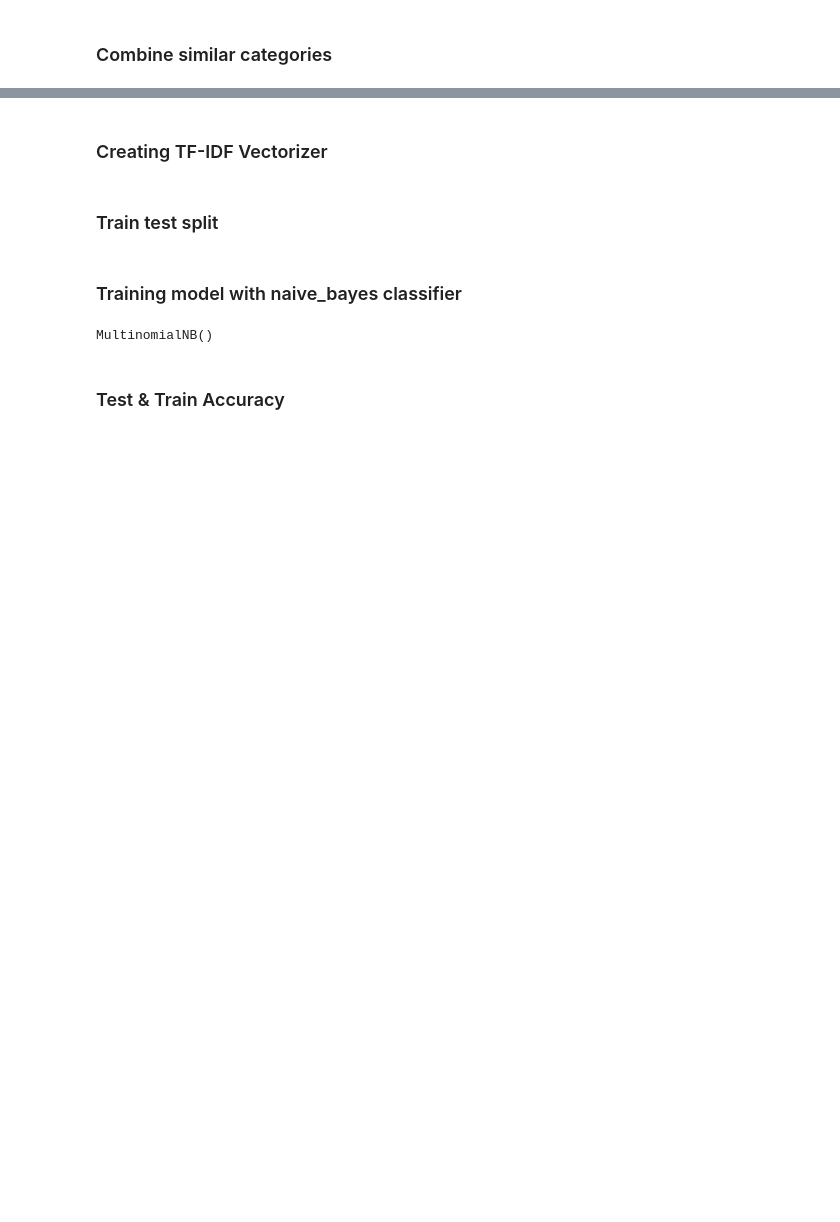
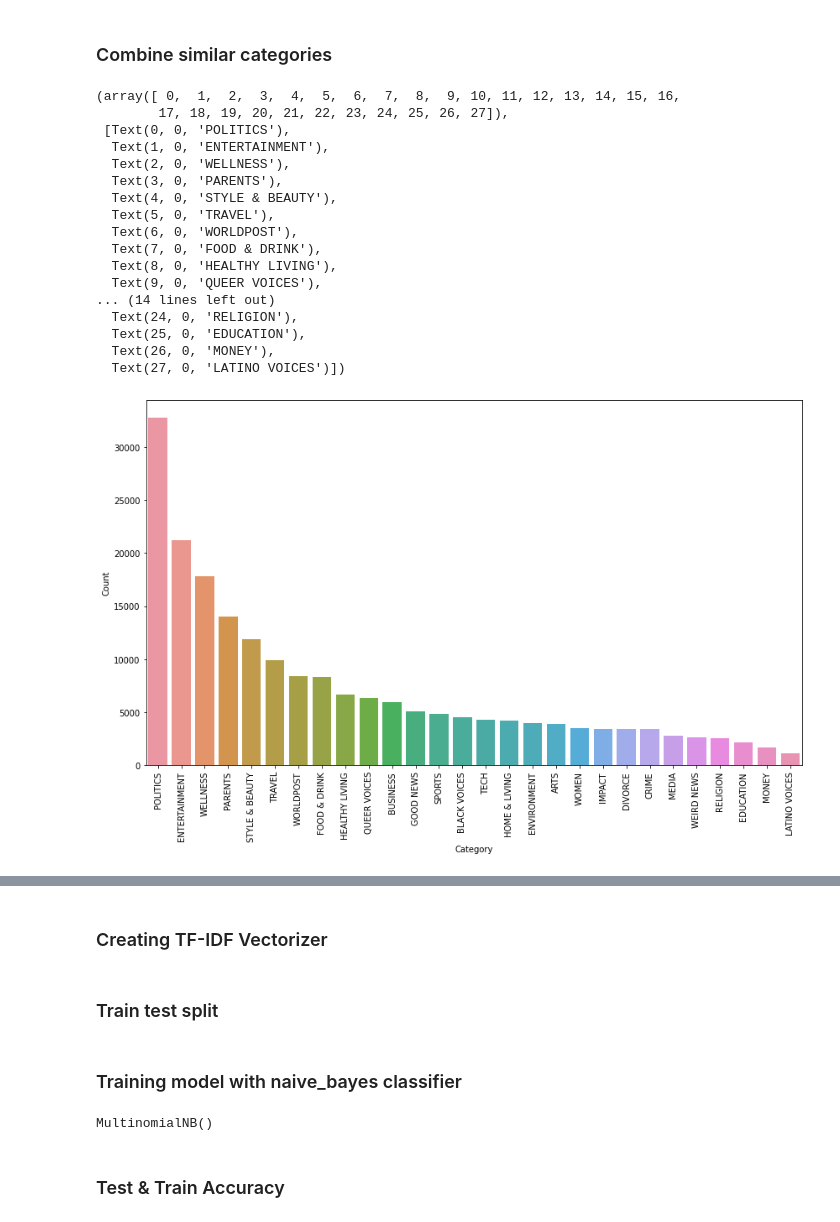
Before and after one commit to samshad/news_classification, a Jupyter notebook: News_Classification.ipynb, the cells around one changed output, grey strips where cells are left out. Cells and saved outputs as stored; diff of their text form; code cells hidden in the pictures; blank space fills up the shorter version.

```diff
--- a/News_Classification.ipynb
+++ b/News_Classification.ipynb
@@ -168,4 +168,30 @@ df.category[df.category=='WEDDINGS'] = 'GOOD NEWS'
 df.category[df.category=='TASTE'] = 'FOOD & DRINK'
 df.category[(df.category=='PARENTING') | (df.category=='FIFTY')] = 'PARENTS'
 df.category[df.category=='WORLD NEWS'] = 'WORLDPOST'
+# %%
+plt.figure(figsize=(14,8))
+count = df.category.value_counts()
+sns.barplot(x=count.index, y=count)
+plt.xlabel('Category')
+plt.ylabel('Count')
+plt.xticks(rotation=90)
+# %% [output]
+(array([ 0,  1,  2,  3,  4,  5,  6,  7,  8,  9, 10, 11, 12, 13, 14, 15, 16,
+        17, 18, 19, 20, 21, 22, 23, 24, 25, 26, 27]),
+ [Text(0, 0, 'POLITICS'),
+  Text(1, 0, 'ENTERTAINMENT'),
+  Text(2, 0, 'WELLNESS'),
+  Text(3, 0, 'PARENTS'),
+  Text(4, 0, 'STYLE & BEAUTY'),
+  Text(5, 0, 'TRAVEL'),
+  Text(6, 0, 'WORLDPOST'),
+  Text(7, 0, 'FOOD & DRINK'),
+  Text(8, 0, 'HEALTHY LIVING'),
+  Text(9, 0, 'QUEER VOICES'),
+... (14 lines left out)
+  Text(24, 0, 'RELIGION'),
+  Text(25, 0, 'EDUCATION'),
+  Text(26, 0, 'MONEY'),
+  Text(27, 0, 'LATINO VOICES')])
+[figure, added]
 # %%
```
Also changed, not shown: parts of 1 cell of this notebook.
